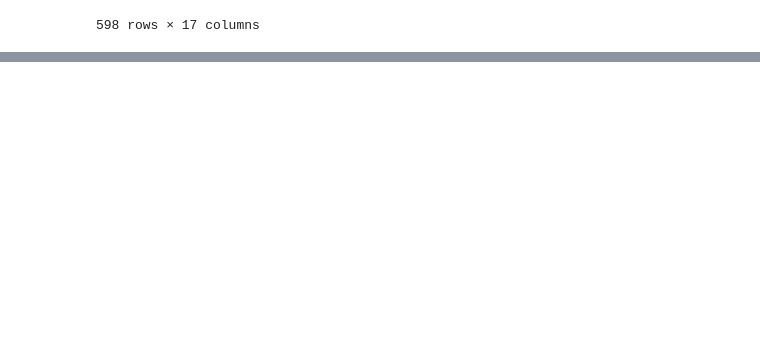
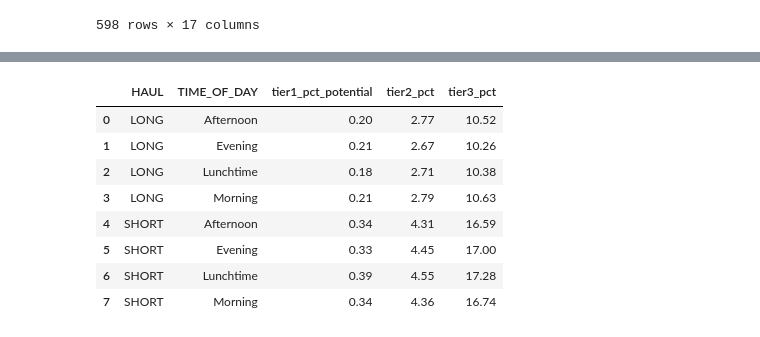
Before and after one commit to meti-creator/british_airways, a Jupyter notebook: notebooks/analysis.ipynb, the cells around one changed output, grey strips where cells are left out. Drawn from its saved outputs; the diff is of its cells as text; code cells hidden in the pictures; blank space fills up the shorter version.

```diff
--- a/notebooks/analysis.ipynb
+++ b/notebooks/analysis.ipynb
@@ -111,0 +225,31 @@ print("Total seats:", df[seat_columns].sum().sum())
+# %%
+import pandas as pd
+
+df["TOTAL_SEATS"] = df["FIRST_CLASS_SEATS"] + df["BUSINESS_CLASS_SEATS"] + df["ECONOMY_SEATS"]
+
+grouped = df.groupby(["HAUL", "TIME_OF_DAY"]).agg(
+    flights=("FLIGHT_NO", "size"),
+    tier1_pax=("TIER1_ELIGIBLE_PAX", "sum"),
+    tier2_pax=("TIER2_ELIGIBLE_PAX", "sum"),
+    tier3_pax=("TIER3_ELIGIBLE_PAX", "sum"),
+    total_seats=("TOTAL_SEATS", "sum"),
+)
+
+lookup = pd.DataFrame({
+    "tier1_pct_potential": grouped["tier1_pax"] / grouped["total_seats"] * 100,
+    "tier2_pct": grouped["tier2_pax"] / grouped["total_seats"] * 100,
+    "tier3_pct": grouped["tier3_pax"] / grouped["total_seats"] * 100,
+}).round(2).reset_index()
+
+lookup.to_csv("../data/lounge_eligibility_lookup.csv", index=False)
+lookup
+# %% [output]
+|  | HAUL | TIME_OF_DAY | tier1_pct_potential | tier2_pct | tier3_pct |
+| 0 | LONG | Afternoon | 0.20 | 2.77 | 10.52 |
+| 1 | LONG | Evening | 0.21 | 2.67 | 10.26 |
+| 2 | LONG | Lunchtime | 0.18 | 2.71 | 10.38 |
+| 3 | LONG | Morning | 0.21 | 2.79 | 10.63 |
+| 4 | SHORT | Afternoon | 0.34 | 4.31 | 16.59 |
+| 5 | SHORT | Evening | 0.33 | 4.45 | 17.00 |
+| 6 | SHORT | Lunchtime | 0.39 | 4.55 | 17.28 |
+| 7 | SHORT | Morning | 0.34 | 4.36 | 16.74 |
```
Also changed, not shown: parts of 12 cells of this notebook, 2 other files.
